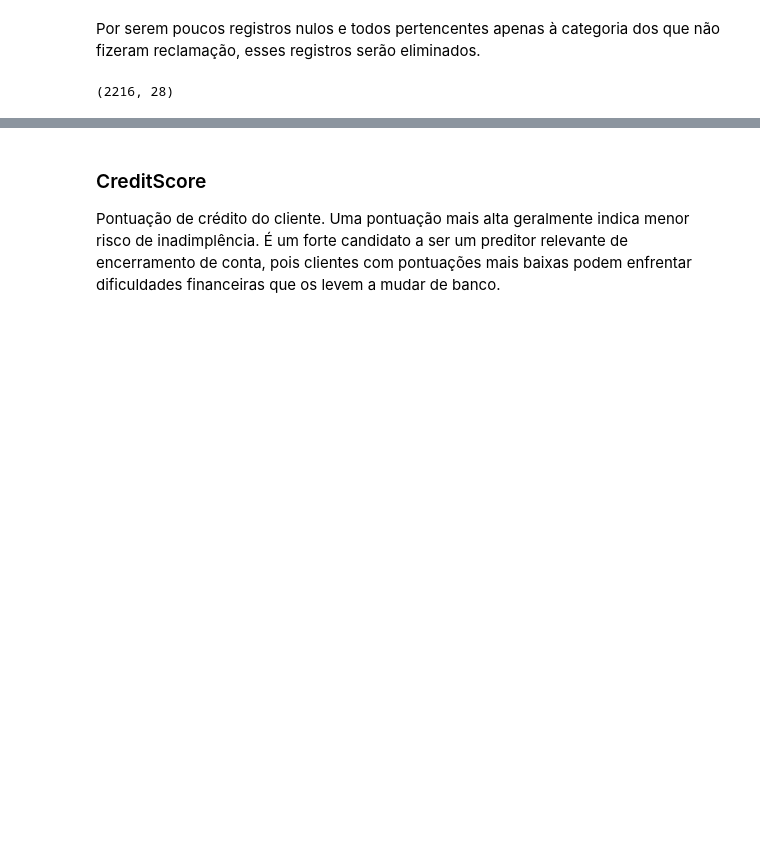
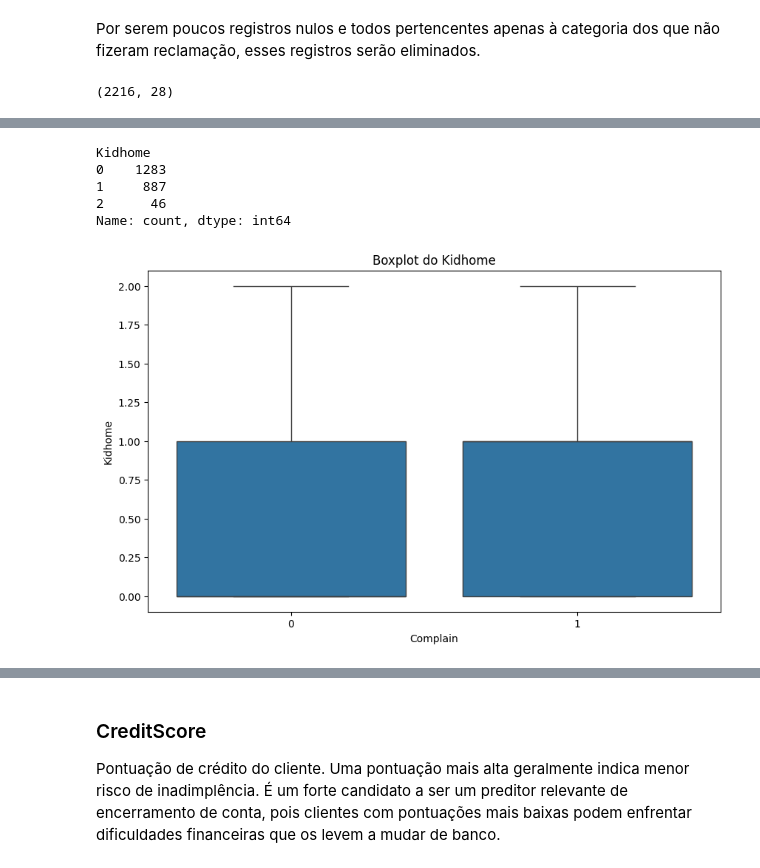
Before and after one commit to fernandosola/202501_aedi_as, a Jupyter notebook: notebooks/analises.ipynb, the cells around one changed output, grey strips where cells are left out. Cells and saved outputs as stored; diff of their text form; code cells hidden in the pictures; blank space fills up the shorter version.

```diff
--- a/notebooks/analises.ipynb
+++ b/notebooks/analises.ipynb
@@ -417,0 +423,15 @@ Número de crianças no domicílio do cliente.
+# %%
+df['Kidhome'].value_counts()
+# %% [output]
+Kidhome
+0    1283
+1     887
+2      46
+Name: count, dtype: int64
+# %%
+plt.figure(figsize=(10,6))
+sns.boxplot(y='Kidhome', x='Complain', data=df)
+plt.title('Boxplot do Kidhome')
+plt.show()
+# %% [output]
+[figure, added]
```
Also changed, not shown: parts of 19 cells of this notebook.
